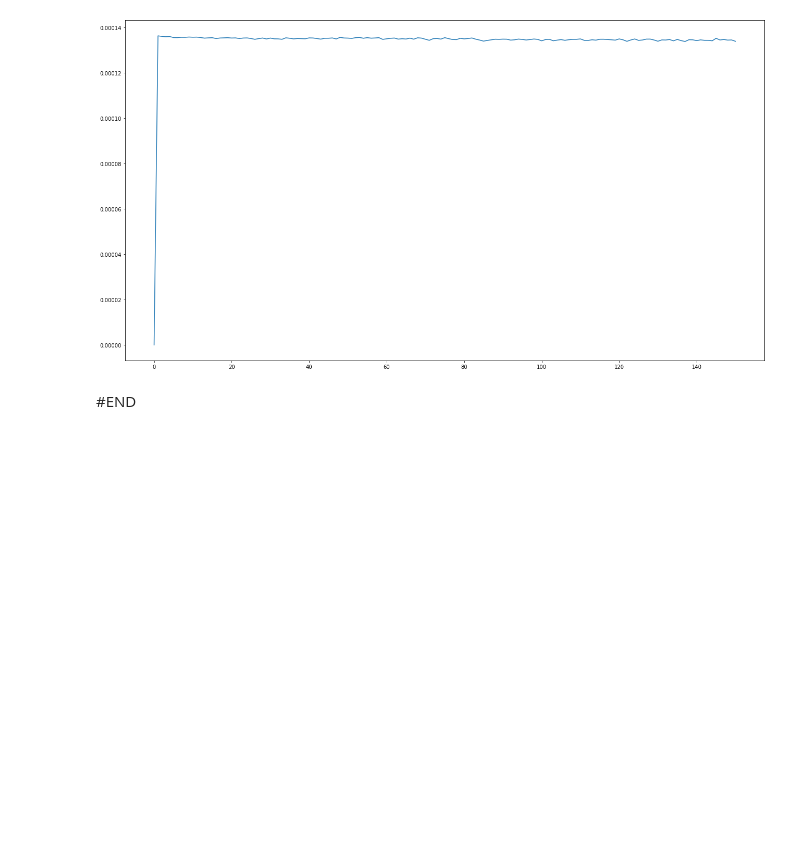
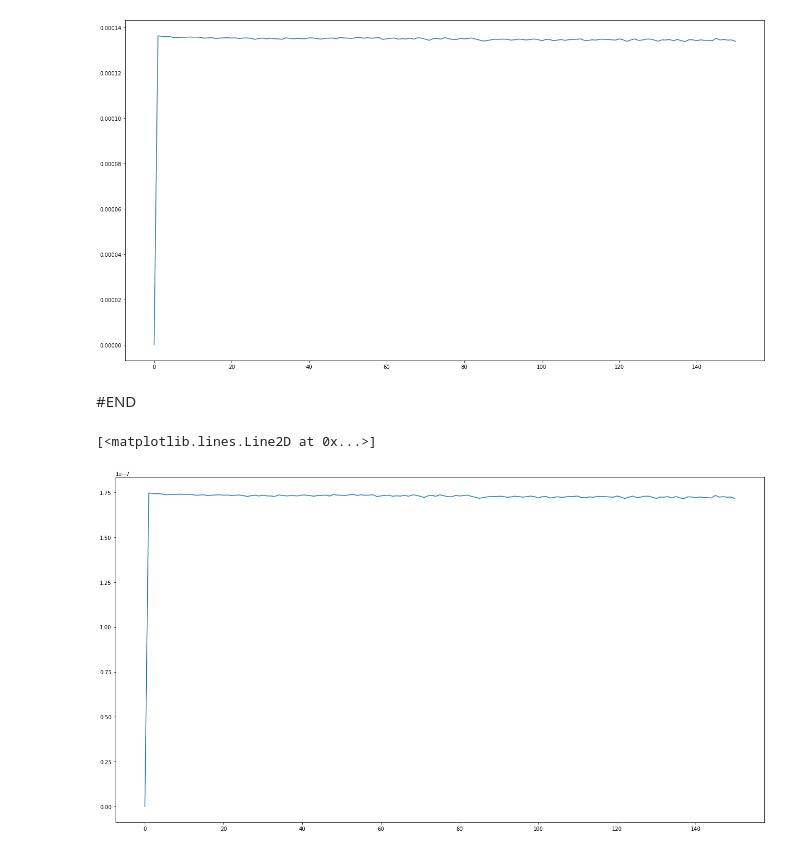
Before and after one commit to spShashankGit/Effects-of-CPU-and-GPU-architectures-on-the-accuracy-of-Neural-Networks, a Jupyter notebook: Code/VGG-11/Untitled.ipynb, the cells around one changed output. Saved outputs shown, nothing was run; the diff lists cells and outputs as text; code cells hidden in the pictures; blank space fills up the shorter version.

```diff
--- a/Code/VGG-11/Untitled.ipynb
+++ b/Code/VGG-11/Untitled.ipynb
@@ -1161,13 +1161,13 @@ plt.plot(pltdata18[0:1400])
 [<matplotlib.lines.Line2D at 0x...>]
 [figure]
 # %%
-avg = 0
+avg18 = 0
 avgLossPerEpoch18 = []
 for i in range(len(pltdata18)):
-    avg = avg + pltdata18[i]
+    avg18 = avg18 + pltdata18[i]
     if(i%780==0):
-        avgLossPerEpoch18.append(avg)
-        avg = 0
+        avgLossPerEpoch18.append(avg18)
+        avg18 = 0
 # %%
 len(avgLossPerEpoch18)
 # %% [output]
@@ -1180,3 +1180,17 @@ plt.plot(avgLossPerEpoch18)
 [figure]
 # %% [markdown]
 #END
+# %%
+avg18 = 0
+avgLossPerEpoch18 = []
+for i in range(len(pltdata18)):
+    avg18 = avg18 + pltdata18[i]
+    if(i%780==0):
+        avgLossPerEpoch18.append(avg18/780)
+        avg18 = 0
+
+plt.figure(figsize=(22, 12))
+plt.plot(avgLossPerEpoch18)
+# %% [output]
+[<matplotlib.lines.Line2D at 0x...>]
+[figure, added]
```
